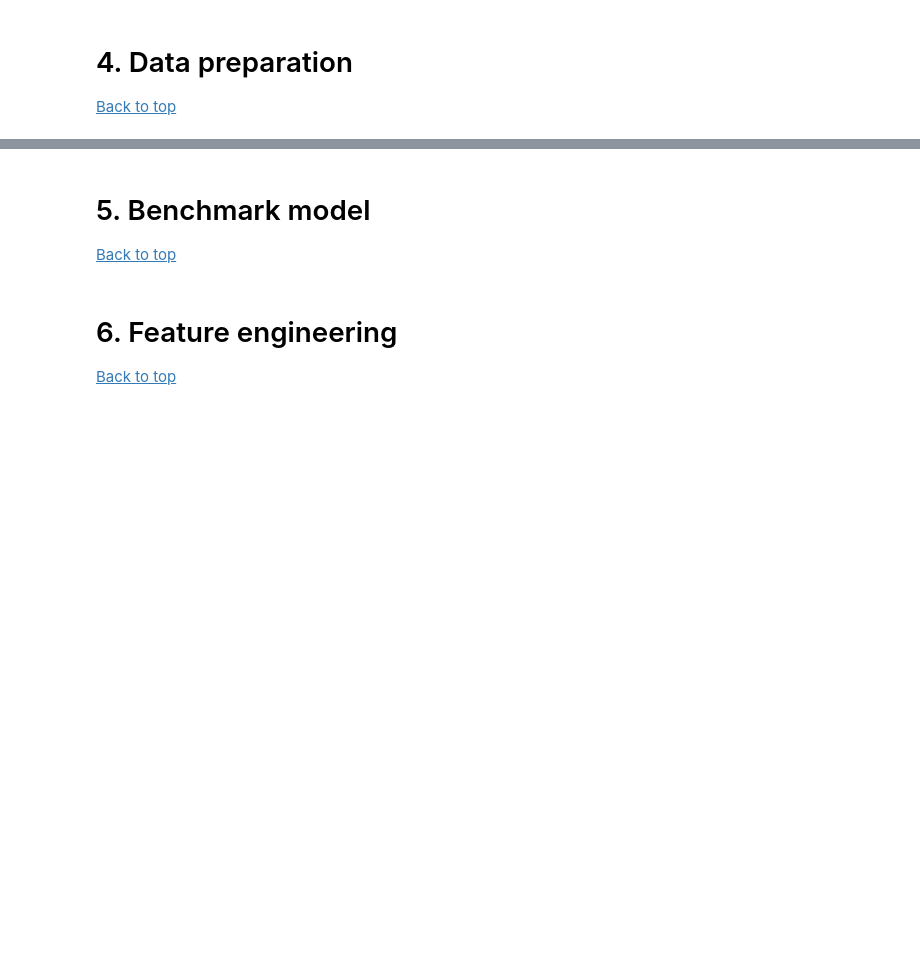
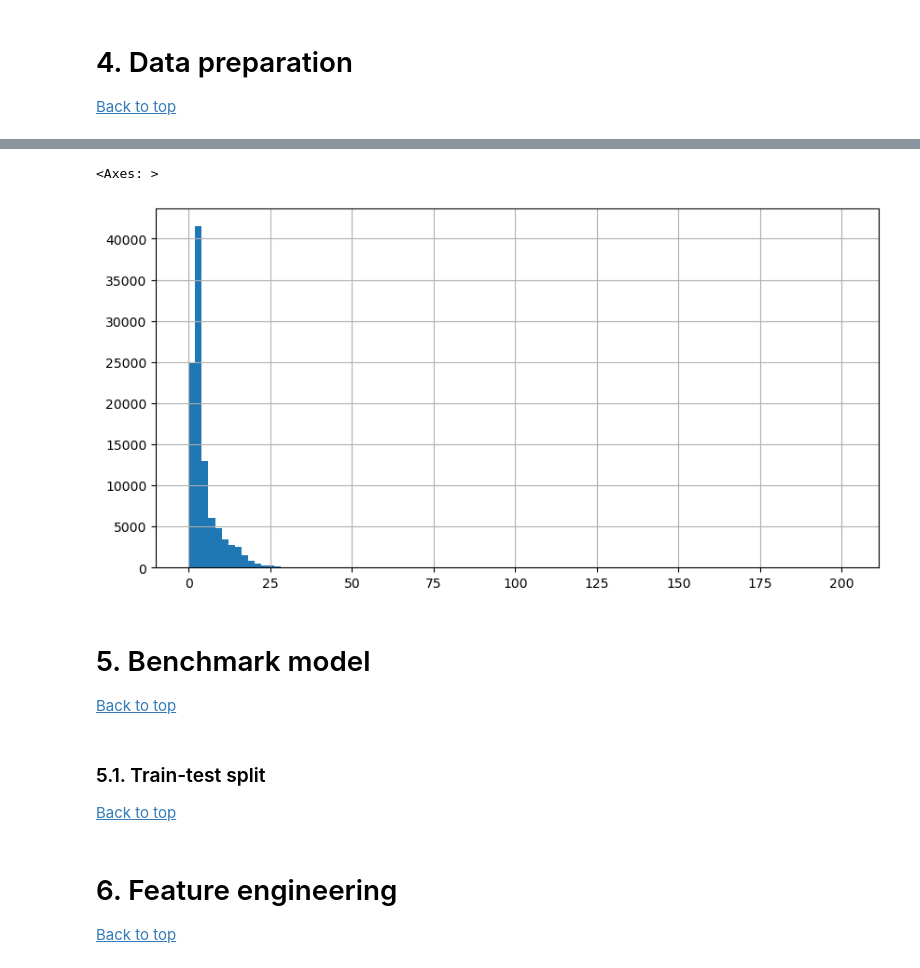
Before and after one commit to aasiawahab/New-York-Taxi-Analysis, a Jupyter notebook: presentable_notebook.ipynb, the cells around one changed output, grey strips where cells are left out. Saved outputs shown, nothing was run; the diff lists cells and outputs as text; code cells hidden in the pictures; blank space fills up the shorter version.

```diff
--- a/presentable_notebook.ipynb
+++ b/presentable_notebook.ipynb
@@ -246,3 +397,8 @@ taxi_data_prepared = taxi_data_filtered.copy()
+# %%
+taxi_group_by_region["trip_distance"].hist(bins=100, figsize = (10,5))
+# %% [output]
+<Axes: >
+[figure, added]
 # %% [markdown]
 # 5. Benchmark model <a id='benchmark-model'></a>
 
@@ -250,3 +412,7 @@ taxi_data_prepared = taxi_data_filtered.copy()
+# %% [markdown]
+### 5.1. Train-test split <a id='Train-test-split'></a>
+
+[Back to top](#table_of_contents)
 # %% [markdown]
 # 6. Feature engineering <a id='feature-engineering'></a>
 
```
Also changed, not shown: parts of 23 cells of this notebook.
